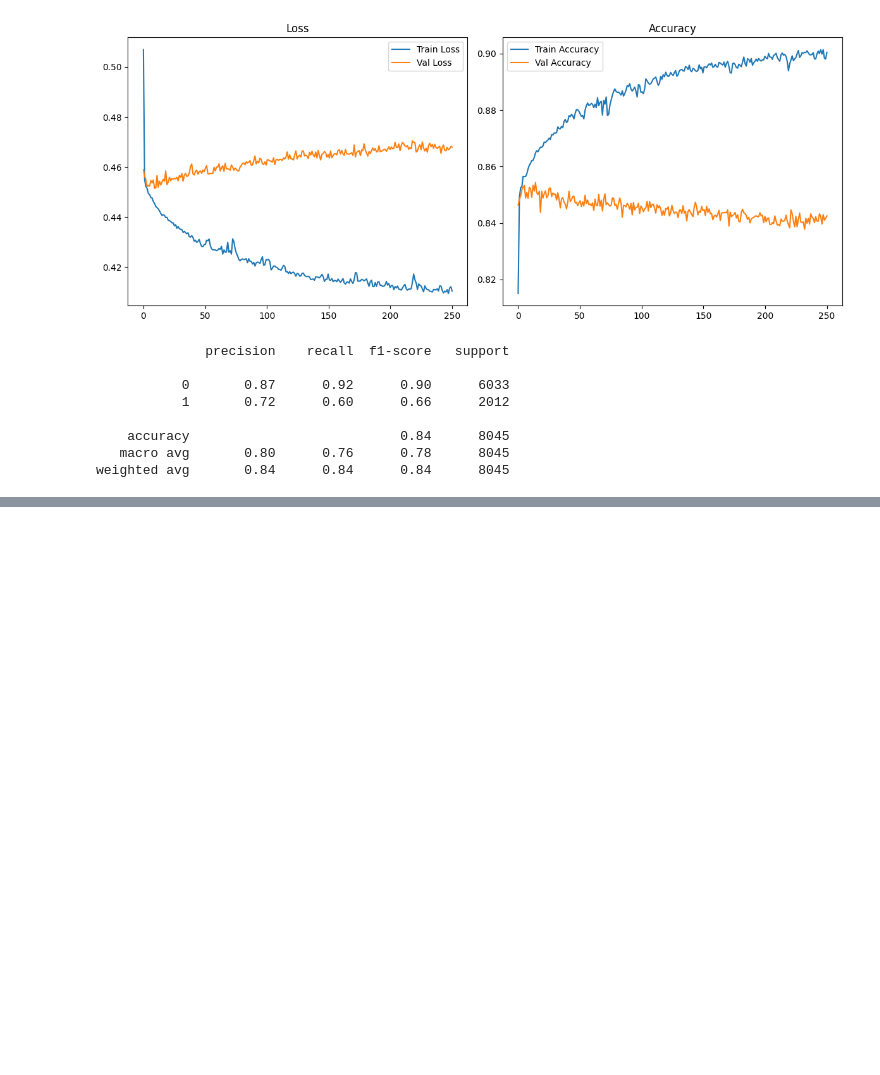
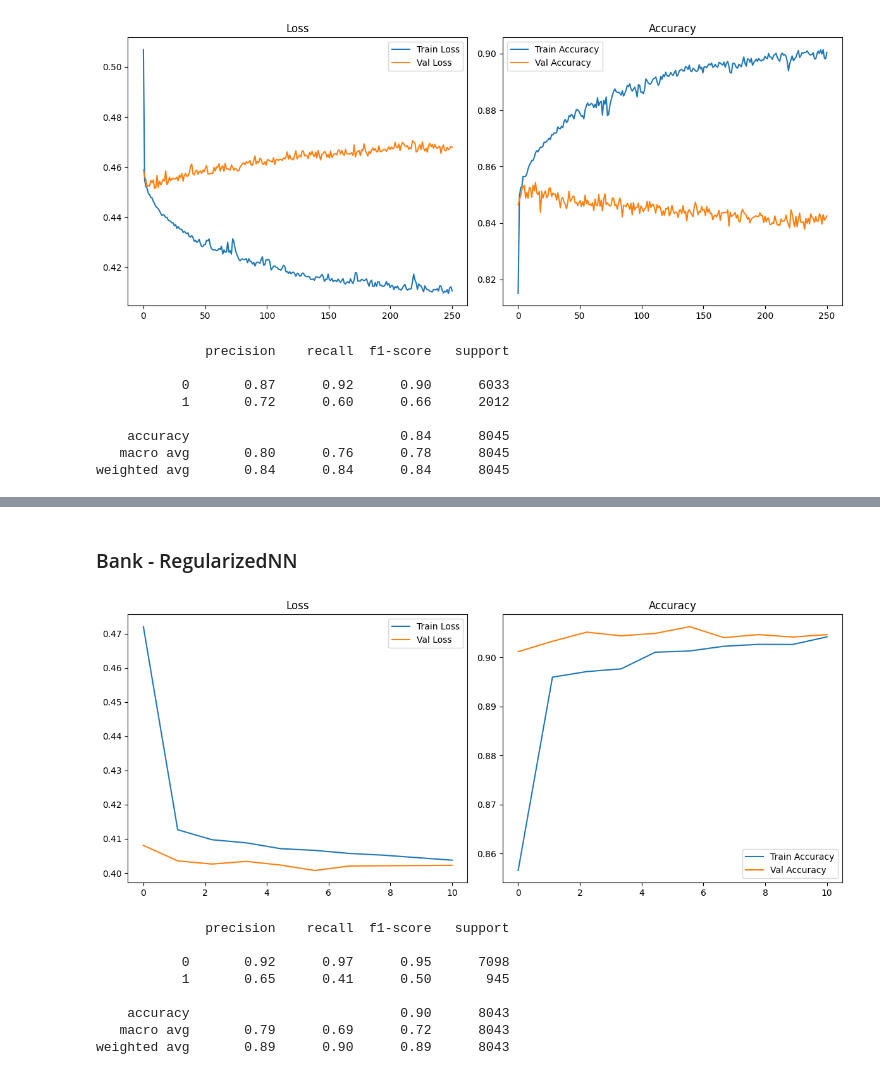
Before and after one commit to MatteoVicenzino/XAI_robustness_analysis, a Jupyter notebook: tuning_new_model.ipynb, the cells around one changed output, grey strips where cells are left out. Cells and saved outputs as stored; diff of their text form; code cells hidden in the pictures; blank space fills up the shorter version.

```diff
--- a/tuning_new_model.ipynb
+++ b/tuning_new_model.ipynb
@@ -129,0 +160,14 @@ plt.show()
+# %% [markdown]
+### Bank - RegularizedNN
+# %%
+result5 = eval_net(dataset_name, 'model5')
+# %% [output]
+[figure, added]
+              precision    recall  f1-score   support
+
+           0       0.92      0.97      0.95      7098
+           1       0.65      0.41      0.50       945
+
+    accuracy                           0.90      8043
+   macro avg       0.79      0.69      0.72      8043
+weighted avg       0.89      0.90      0.89      8043
```
Also changed, not shown: parts of 29 cells of this notebook, 31 other files.
